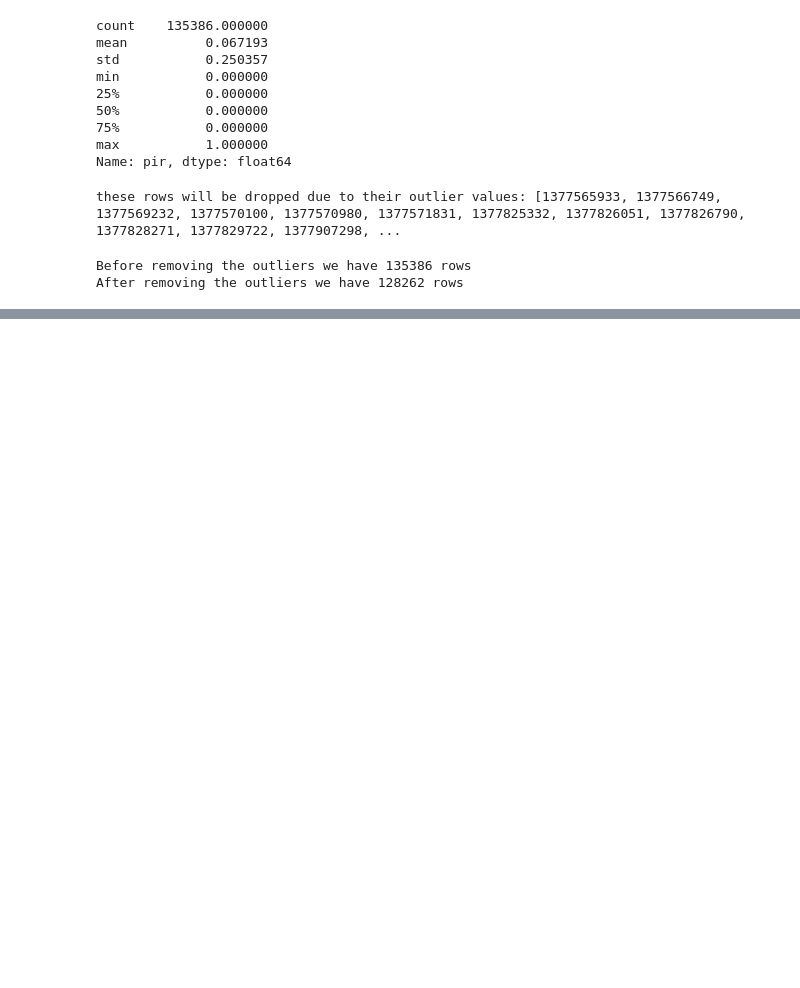
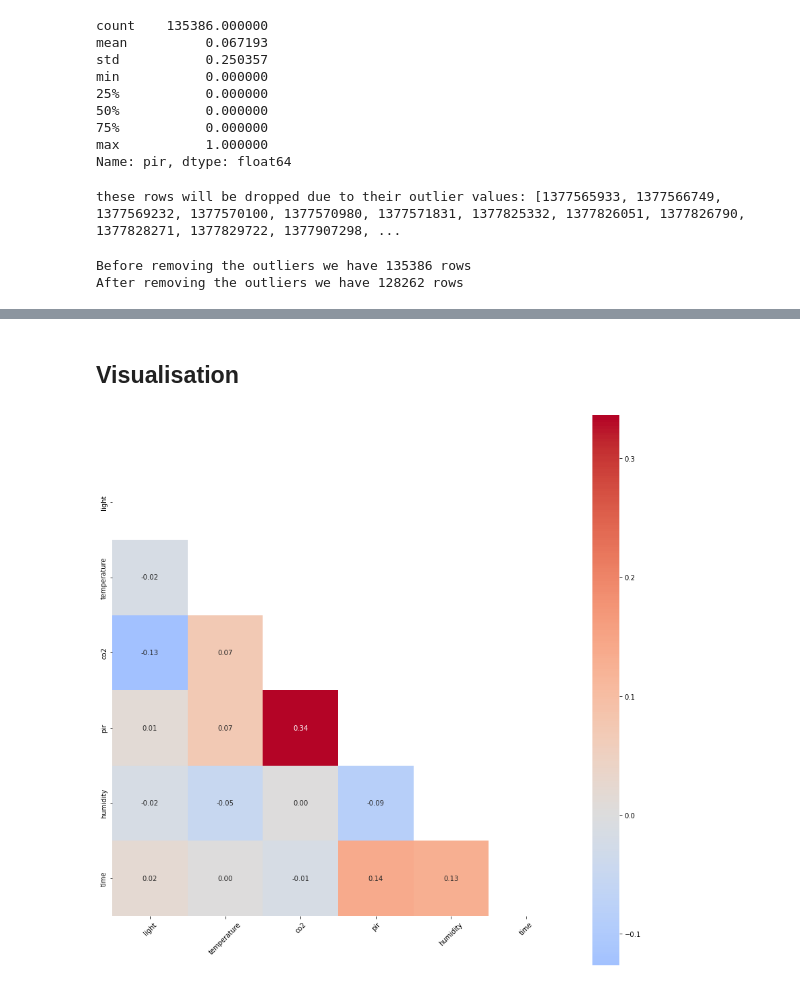
Before and after one commit to ziadhegazi/Intro-to-Artifictial-Intelligence, a Jupyter notebook: Final Project/smartbuilding.ipynb, the cells around one changed output, grey strips where cells are left out. Saved outputs shown, nothing was run; the diff lists cells and outputs as text; code cells hidden in the pictures; blank space fills up the shorter version.

Commit message:
data visualisation

```diff
--- a/Final Project/smartbuilding.ipynb
+++ b/Final Project/smartbuilding.ipynb
@@ -120,14 +108,8 @@ print("these rows will be dropped due to their outlier values: {} ".format(outli
 these rows will be dropped due to their outlier values: [1377565933, 1377566749, 1377569232, 1377570100, 1377570980, 1377571831, 1377825332, 1377826051, 1377826790, 1377828271, 1377829722, 1377907298, ...
 # %%
 print("Before removing the outliers we have {} rows".format(len(data)))
-data = data.drop(outliers_to_drop, axis=0).reset_index(drop=True)
+data = data.drop(outliers_to_drop, axis=0)
 print("After removing the outliers we have {} rows".format(len(data)))
 # %% [output]
 Before removing the outliers we have 135386 rows
 After removing the outliers we have 128262 rows
-# %%
-import datetime
-
-
-datetime = datetime.datetime.fromtimestamp(1377299108)
-datetime
@@ -135,0 +116,12 @@ datetime.datetime(2013, 8, 24, 1, 5, 8)
+# %%
+import datetime
+
+
+# datetime = datetime.datetime.fromtimestamp(1377299108).strftime("%A %H")
+# print(datetime)
+data[["weekday", "time"]] = 0
+for i in range(len(data)):
+    x = data.iloc[i].name
+    # print(type(x))
+    data["weekday"][x] = datetime.datetime.fromtimestamp(x).strftime("%A")
+    data["time"][x] = int(datetime.datetime.fromtimestamp(x).strftime("%H%M"))
@@ -135,0 +138,15 @@ datetime.datetime(2013, 8, 24, 1, 5, 8)
+# %% [markdown]
+## Visualisation
+# %%
+def dataCorr(data):
+    data_corr = data.corr()
+    mask = np.zeros_like(data_corr)
+    mask[np.triu_indices_from(mask)] = True
+    plt.subplots(figsize=(15, 15))
+    dataplot = sns.heatmap(data_corr, annot=True, cmap="coolwarm", mask=mask, center=0, square=True, fmt=".2f")
+    plt.xticks(rotation = 45)
+    plt.show()
+
+dataCorr(data)
+# %% [output]
+[figure, added]
```
Also changed, not shown: parts of 14 cells of this notebook.
